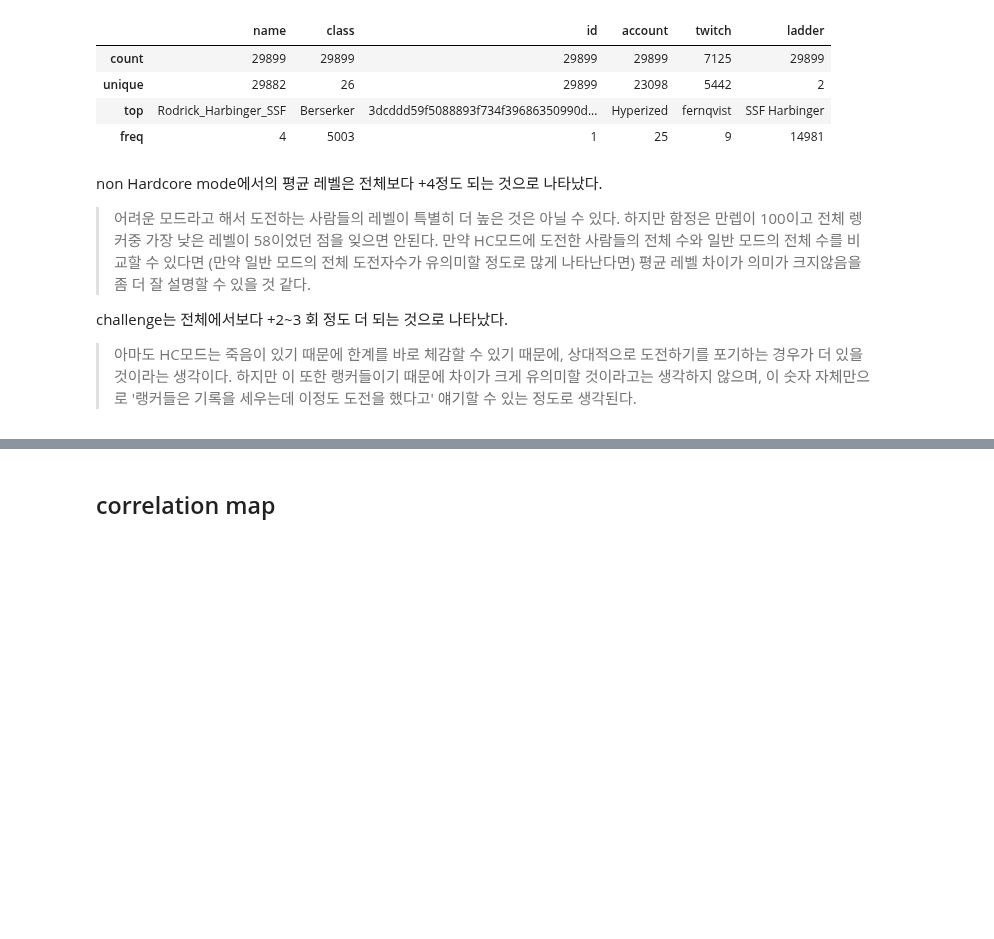
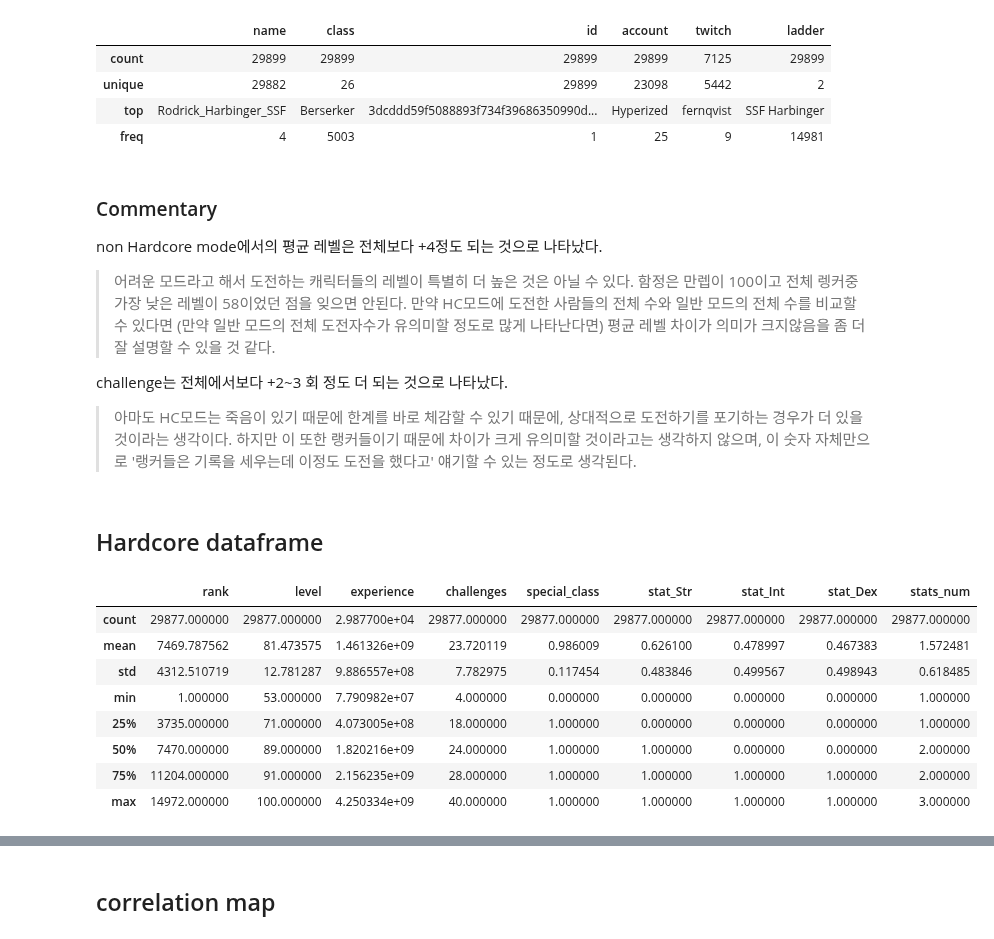
Before and after one commit to Angela-Park-JE/TIL_ver1, a Jupyter notebook: ToyPJT-POE_user/poe_stats_3_EDA_1.ipynb, the cells around one changed output, grey strips where cells are left out. Drawn from its saved outputs; the diff is of its cells as text; code cells hidden in the pictures; blank space fills up the shorter version.

```diff
--- a/ToyPJT-POE_user/poe_stats_3_EDA_1.ipynb
+++ b/ToyPJT-POE_user/poe_stats_3_EDA_1.ipynb
@@ -419,12 +414,16 @@ non_hc.describe(include='object')
 | top | Rodrick_Harbinger_SSF | Berserker | 3dcddd59f5088893f734f39686350990d... | Hyperized | fernqvist | SSF Harbinger |
 | freq | 4 | 5003 | 1 | 25 | 9 | 14981 |
 # %% [markdown]
+### Commentary
+
 non Hardcore mode에서의 평균 레벨은 전체보다 +4정도 되는 것으로 나타났다.
 
-> 어려운 모드라고 해서 도전하는 사람들의 레벨이 특별히 더 높은 것은 아닐 수 있다. 하지만 함정은 만렙이 100이고 전체 렝커중 가장 낮은 레벨이 58이었던 점을 잊으면 안된다.
+> 어려운 모드라고 해서 도전하는 캐릭터들의 레벨이 특별히 더 높은 것은 아닐 수 있다. 함정은 만렙이 100이고 전체 렝커중 가장 낮은 레벨이 58이었던 점을 잊으면 안된다.
 > 만약 HC모드에 도전한 사람들의 전체 수와 일반 모드의 전체 수를 비교할 수 있다면 (만약 일반 모드의 전체 도전자수가 유의미할 정도로 많게 나타난다면) 평균 레벨 차이가 의미가 크지않음을 좀 더 잘 설명할 수 있을 것 같다.
 
 challenge는 전체에서보다 +2~3 회 정도 더 되는 것으로 나타났다.
 
 > 아마도 HC모드는 죽음이 있기 때문에 한계를 바로 체감할 수 있기 때문에, 상대적으로 도전하기를 포기하는 경우가 더 있을 것이라는 생각이다.
 > 하지만 이 또한 랭커들이기 때문에 차이가 크게 유의미할 것이라고는 생각하지 않으며, 이 숫자 자체만으로 '랭커들은 기록을 세우는데 이정도 도전을 했다고' 얘기할 수 있는 정도로 생각된다.
+# %% [markdown]
+## Hardcore dataframe
@@ -430,0 +432,12 @@ challenge는 전체에서보다 +2~3 회 정도 더 되는 것으로 나타났
+# %%
+hc.describe()
+# %% [output]
+|  | rank | level | experience | challenges | special_class | stat_Str | stat_Int | stat_Dex | stats_num |
+| count | 29877.000000 | 29877.000000 | 2.987700e+04 | 29877.000000 | 29877.000000 | 29877.000000 | 29877.000000 | 29877.000000 | 29877.000000 |
+| mean | 7469.787562 | 81.473575 | 1.461326e+09 | 23.720119 | 0.986009 | 0.626100 | 0.478997 | 0.467383 | 1.572481 |
+| std | 4312.510719 | 12.781287 | 9.886557e+08 | 7.782975 | 0.117454 | 0.483846 | 0.499567 | 0.498943 | 0.618485 |
+| min | 1.000000 | 53.000000 | 7.790982e+07 | 4.000000 | 0.000000 | 0.000000 | 0.000000 | 0.000000 | 1.000000 |
+| 25% | 3735.000000 | 71.000000 | 4.073005e+08 | 18.000000 | 1.000000 | 0.000000 | 0.000000 | 0.000000 | 1.000000 |
+| 50% | 7470.000000 | 89.000000 | 1.820216e+09 | 24.000000 | 1.000000 | 1.000000 | 0.000000 | 0.000000 | 2.000000 |
+| 75% | 11204.000000 | 91.000000 | 2.156235e+09 | 28.000000 | 1.000000 | 1.000000 | 1.000000 | 1.000000 | 2.000000 |
+| max | 14972.000000 | 100.000000 | 4.250334e+09 | 40.000000 | 1.000000 | 1.000000 | 1.000000 | 1.000000 | 3.000000 |
```
Also changed, not shown: parts of 10 cells of this notebook.
